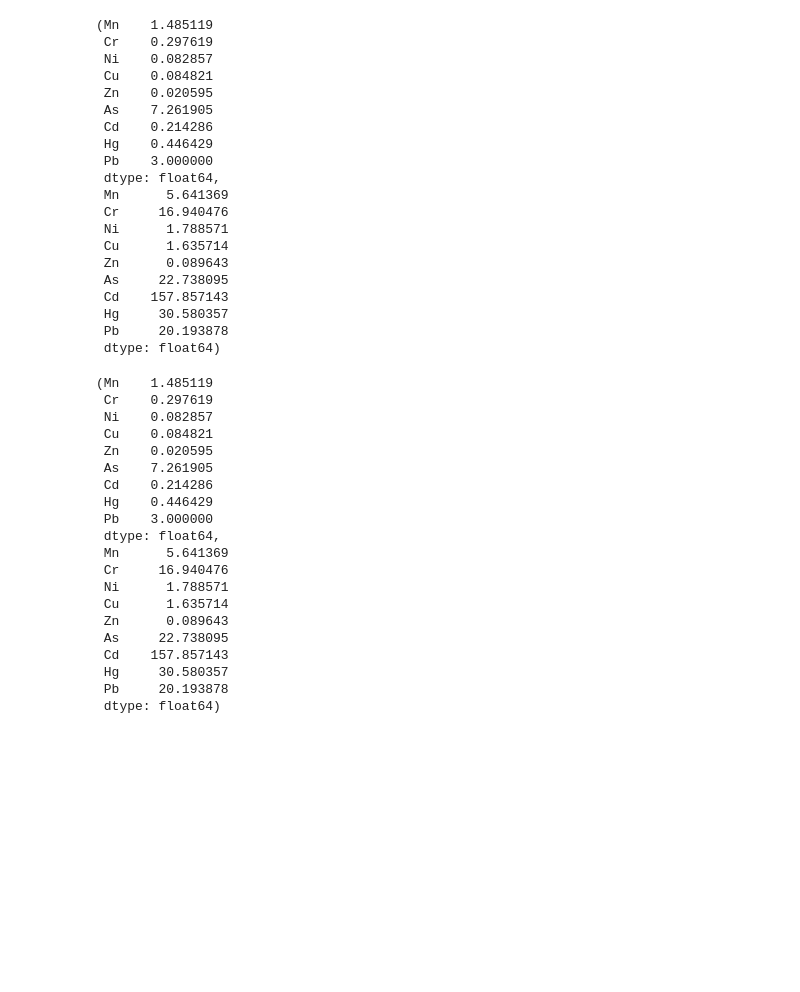
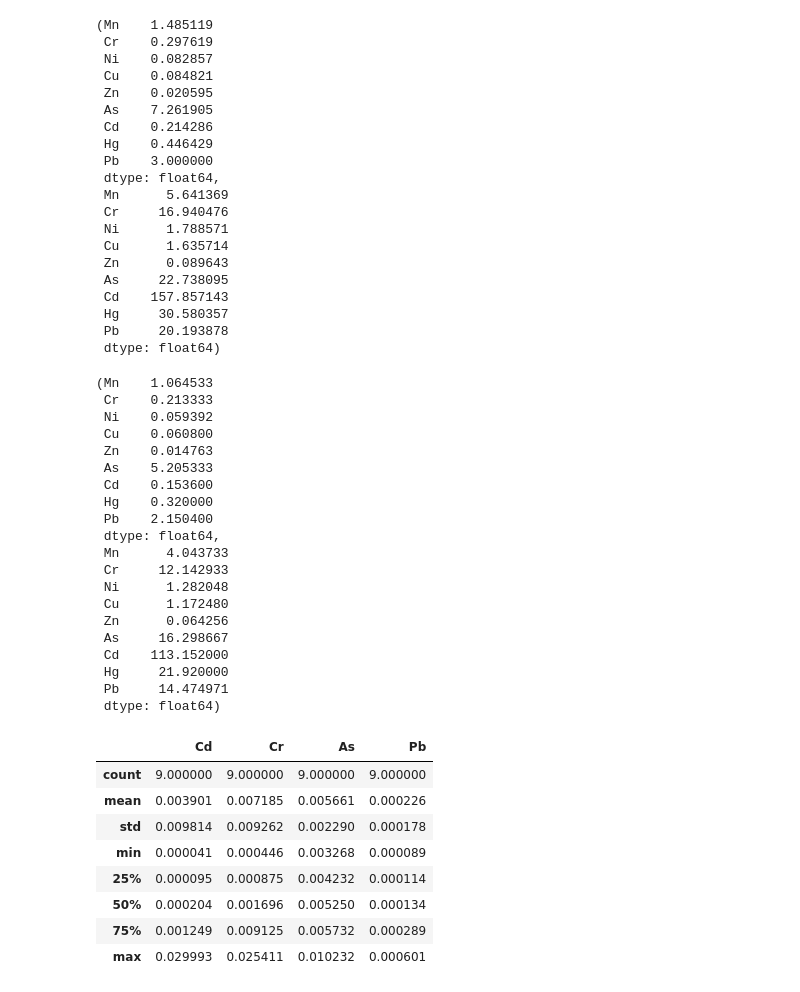
Before and after one commit to rakibhhridoy/OnGoingStudy, a Jupyter notebook: Buriganga/HealthRiskAssesment.ipynb, the cells around one changed output. Saved outputs shown, nothing was run; the diff lists cells and outputs as text; code cells hidden in the pictures; blank space fills up the shorter version.

```diff
--- a/Buriganga/HealthRiskAssesment.ipynb
+++ b/Buriganga/HealthRiskAssesment.ipynb
@@ -1472,7 +1472,7 @@ Cr = cdi_ing.Cr * param_adult["CSFing"]["Cr"]
 As = cdi_ing.As * param_adult["CSFing"]["As"]
 Pb = cdi_ing.Pb * param_adult["CSFing"]["Pb"]
 
-ilcr_ing = pd.DataFrame(data={
+ilcr_ingwa = pd.DataFrame(data={
     "Cd": Cd,
     "Cr": Cr,
     "As": As,
@@ -1484,14 +1484,14 @@ Cr = cdi_derm.Cr * param_adult["CSFderm"]["Cr"]
 As = cdi_derm.As * param_adult["CSFderm"]["As"]
 Pb = cdi_derm.Pb * param_adult["CSFderm"]["Pb"]
 
-ilcr_derm = pd.DataFrame(data={
+ilcr_dermwa = pd.DataFrame(data={
     "Cd": Cd,
     "Cr": Cr,
     "As": As,
     "Pb": Pb
 })
 
-ilcr = ilcr_ing + ilcr_derm
+ilcr = ilcr_ingwa + ilcr_dermwa
 ilcr_wadult = ilcr.sum(axis=1)
 ilcr_wadult
 # %% [output]
@@ -2527,25 +2449,37 @@ hq_ingwa.min(), hq_ingwa.max()
  Pb     20.193878
  dtype: float64)
 # %%
-hq_ingwa.min(), hq_ingwa.max()
+hq_ingwc.min(), hq_ingwc.max()
 # %% [output]
-(Mn    1.485119
- Cr    0.297619
- Ni    0.082857
- Cu    0.084821
- Zn    0.020595
- As    7.261905
- Cd    0.214286
- Hg    0.446429
- Pb    3.000000
+(Mn    1.064533
+ Cr    0.213333
+ Ni    0.059392
+ Cu    0.060800
+ Zn    0.014763
+ As    5.205333
+ Cd    0.153600
+ Hg    0.320000
+ Pb    2.150400
  dtype: float64,
- Mn      5.641369
- Cr     16.940476
- Ni      1.788571
- Cu      1.635714
- Zn      0.089643
- As     22.738095
- Cd    157.857143
- Hg     30.580357
- Pb     20.193878
+ Mn      4.043733
+ Cr     12.142933
+ Ni      1.282048
+ Cu      1.172480
+ Zn      0.064256
+ As     16.298667
+ Cd    113.152000
+ Hg     21.920000
+ Pb     14.474971
  dtype: float64)
+# %%
+ilcr_ingwa.describe()
+# %% [output]
+|  | Cd | Cr | As | Pb |
+| count | 9.000000 | 9.000000 | 9.000000 | 9.000000 |
+| mean | 0.003901 | 0.007185 | 0.005661 | 0.000226 |
+| std | 0.009814 | 0.009262 | 0.002290 | 0.000178 |
+| min | 0.000041 | 0.000446 | 0.003268 | 0.000089 |
+| 25% | 0.000095 | 0.000875 | 0.004232 | 0.000114 |
+| 50% | 0.000204 | 0.001696 | 0.005250 | 0.000134 |
+| 75% | 0.001249 | 0.009125 | 0.005732 | 0.000289 |
+| max | 0.029993 | 0.025411 | 0.010232 | 0.000601 |
```
Also changed, not shown: parts of 34 cells of this notebook, 2 other files.
